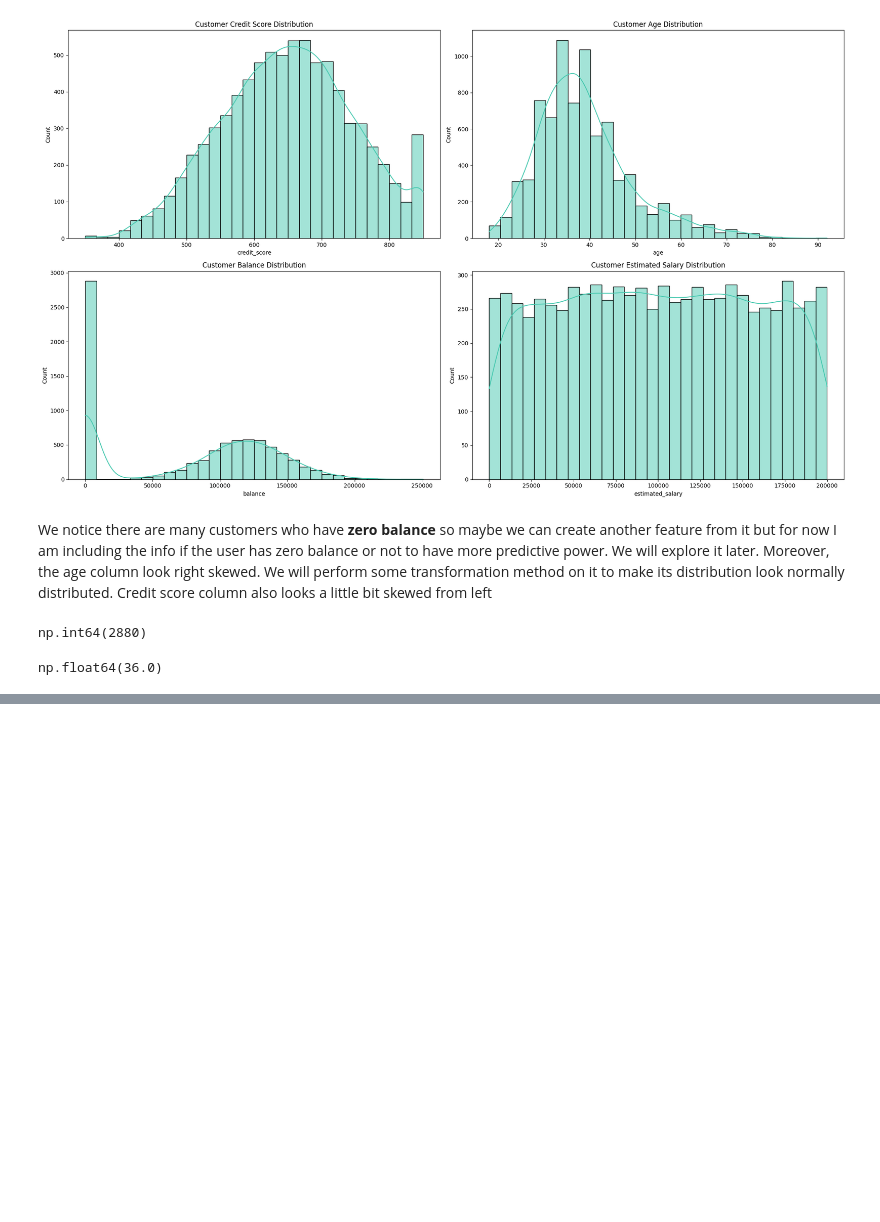
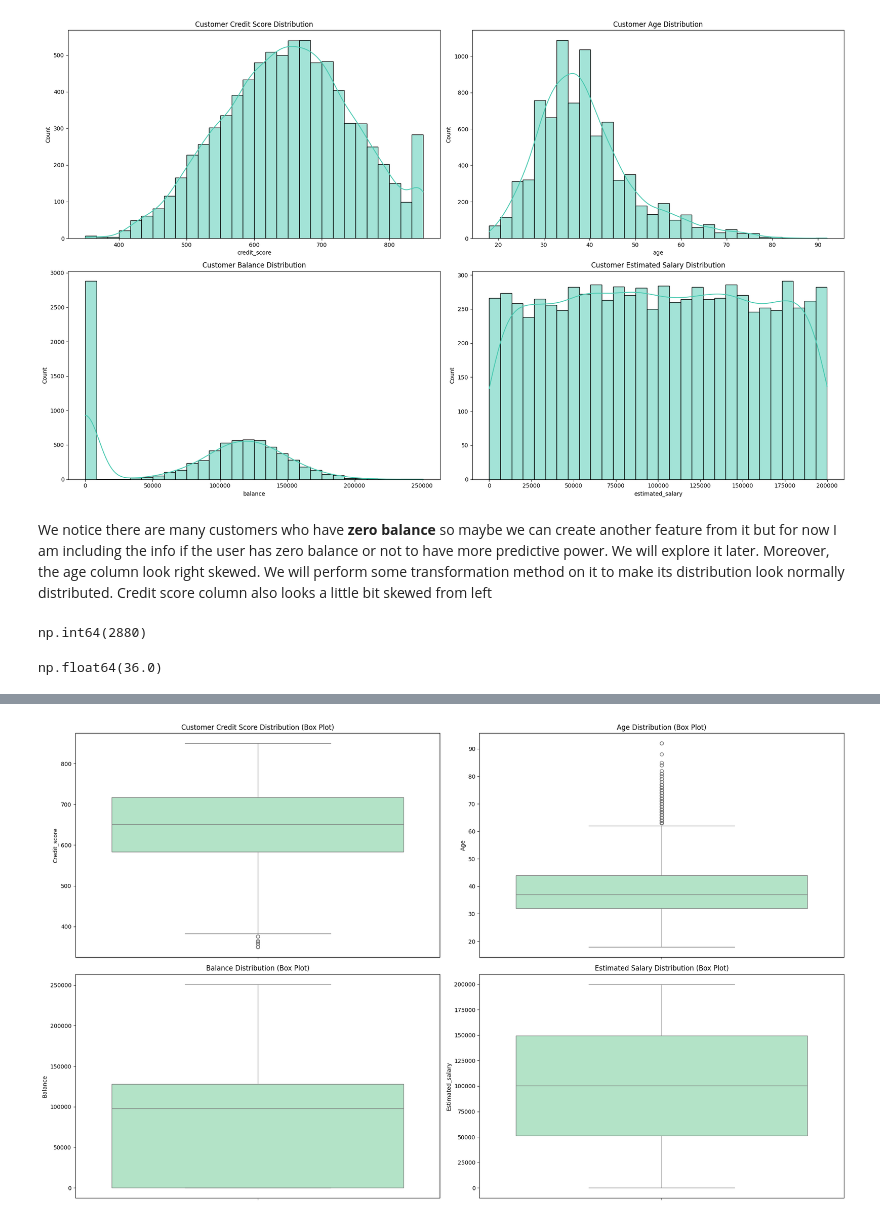
Before and after one commit to azamKhattak24/Customer_Churn_Prediction, a Jupyter notebook: notebooks/customerChurnPrediction.ipynb, the cells around one changed output, grey strips where cells are left out. Saved outputs shown, nothing was run; the diff lists cells and outputs as text; code cells hidden in the pictures; blank space fills up the shorter version.

```diff
--- a/notebooks/customerChurnPrediction.ipynb
+++ b/notebooks/customerChurnPrediction.ipynb
@@ -574,0 +592,5 @@ np.float64(36.0)
+# %%
+# Call the function with your dataframe
+plot_boxplots(customers_train, columns, box_plot_titles)
+# %% [output]
+[figure, added]
```
Also changed, not shown: parts of 2 cells of this notebook.
